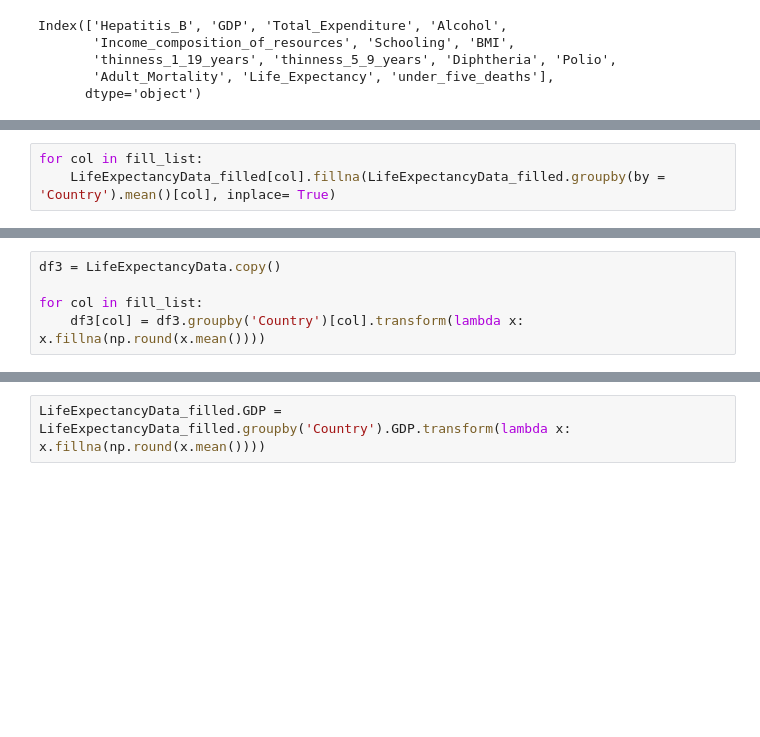
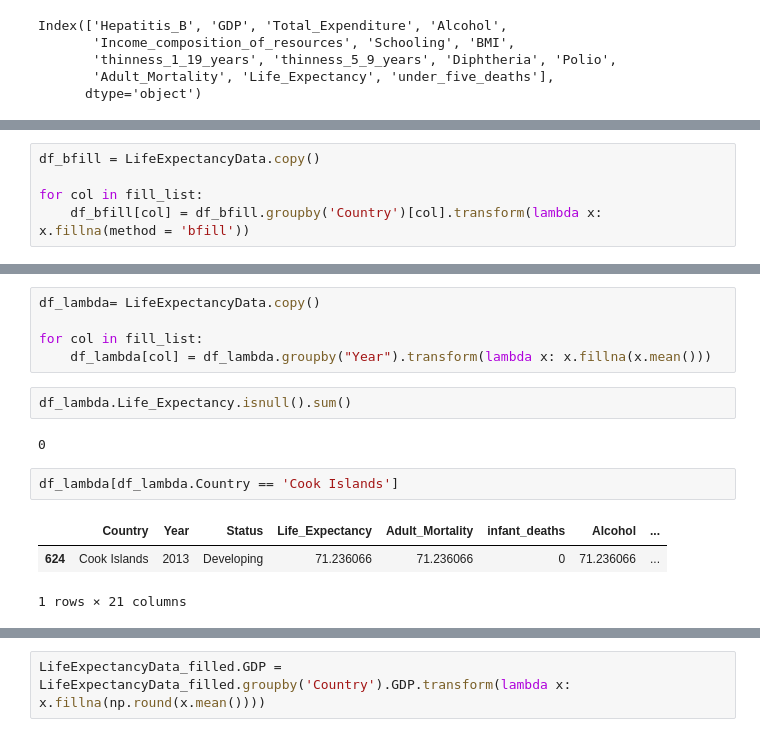
Before and after one commit to EceDolen/Proje-2-, a Jupyter notebook: proje 2 LifeExpectancyData-Copy1.ipynb, the cells around one changed output, grey strips where cells are left out. Cells and saved outputs as stored; diff of their text form; blank space fills up the shorter version.

```diff
--- a/proje 2 LifeExpectancyData-Copy1.ipynb
+++ b/proje 2 LifeExpectancyData-Copy1.ipynb
@@ -267,3 +162,0 @@ dtype: int64
-# %%
-for col in fill_list:
-    LifeExpectancyData_filled[col].fillna(LifeExpectancyData_filled.groupby(by = 'Country').mean()[col], inplace= True)
@@ -290,5 +162,0 @@ dtype: int64
-# %%
-df3 = LifeExpectancyData.copy()
-
-for col in fill_list:
-    df3[col] = df3.groupby('Country')[col].transform(lambda x: x.fillna(np.round(x.mean())))
@@ -314,0 +165,5 @@ dtype: int64
+# %%
+df_bfill = LifeExpectancyData.copy()
+
+for col in fill_list:
+    df_bfill[col] = df_bfill.groupby('Country')[col].transform(lambda x: x.fillna(method = 'bfill'))
@@ -314,0 +236,15 @@ dtype: int64
+# %%
+df_lambda= LifeExpectancyData.copy()
+
+for col in fill_list:
+    df_lambda[col] = df_lambda.groupby("Year").transform(lambda x: x.fillna(x.mean()))
+# %%
+df_lambda.Life_Expectancy.isnull().sum()
+# %% [output]
+0
+# %%
+df_lambda[df_lambda.Country == 'Cook Islands']
+# %% [output]
+|  | Country | Year | Status | Life_Expectancy | Adult_Mortality | infant_deaths | Alcohol | ... |
+| 624 | Cook Islands | 2013 | Developing | 71.236066 | 71.236066 | 0 | 71.236066 | ... |
+1 rows × 21 columns
```
Also changed, not shown: parts of 86 cells of this notebook.
